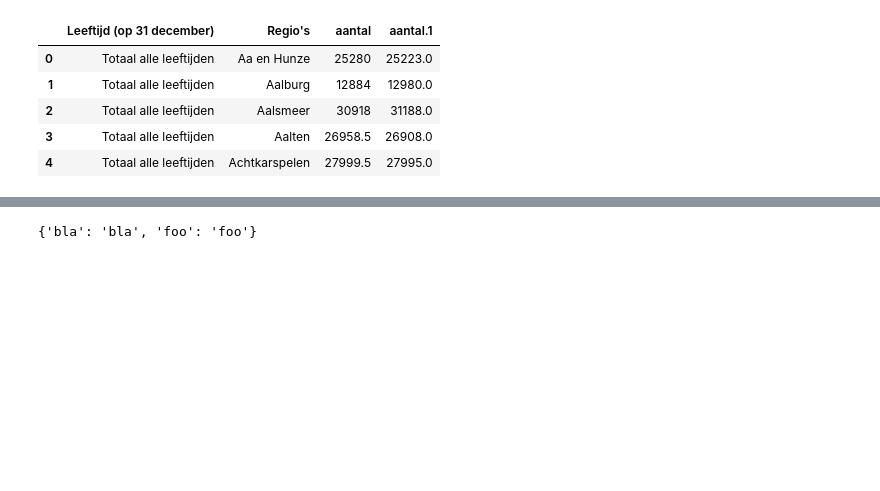
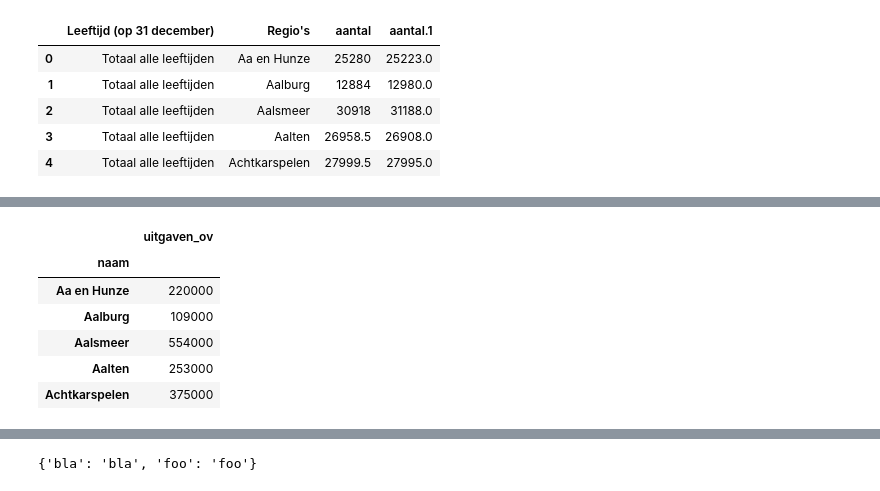
Before and after one commit to Gijs-Koot/gemeente-deler, a Jupyter notebook: notebooks/datasets.ipynb, the cells around one changed output, grey strips where cells are left out. Drawn from its saved outputs; the diff is of its cells as text; code cells hidden in the pictures; blank space fills up the shorter version.

```diff
--- a/notebooks/datasets.ipynb
+++ b/notebooks/datasets.ipynb
@@ -70,0 +55,14 @@ feather.write_dataframe(count_df, "../datasets/clean/clean_data.feather")
+# %%
+uitg = pd.read_excel("../datasets/raw/uitgaven_2014.xlsx").set_index("naam").rename(columns={
+    2014: "uitgaven_ov"
+})
+
+uitg.head()
+# %% [output]
+|  | uitgaven_ov |
+| naam |  |
+| Aa en Hunze | 220000 |
+| Aalburg | 109000 |
+| Aalsmeer | 554000 |
+| Aalten | 253000 |
+| Achtkarspelen | 375000 |
```
Also changed, not shown: parts of 12 cells of this notebook, 4 other files.
